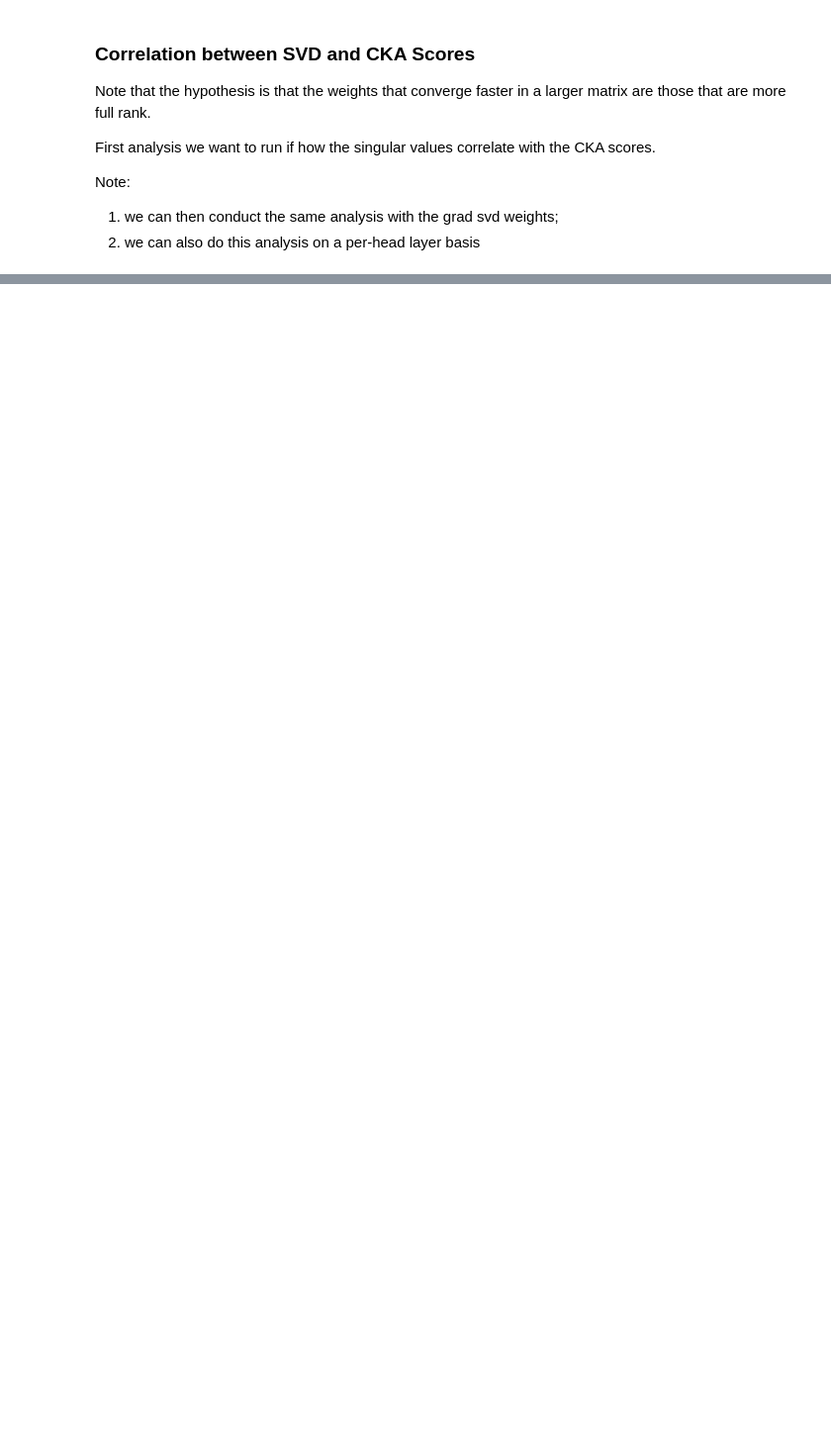
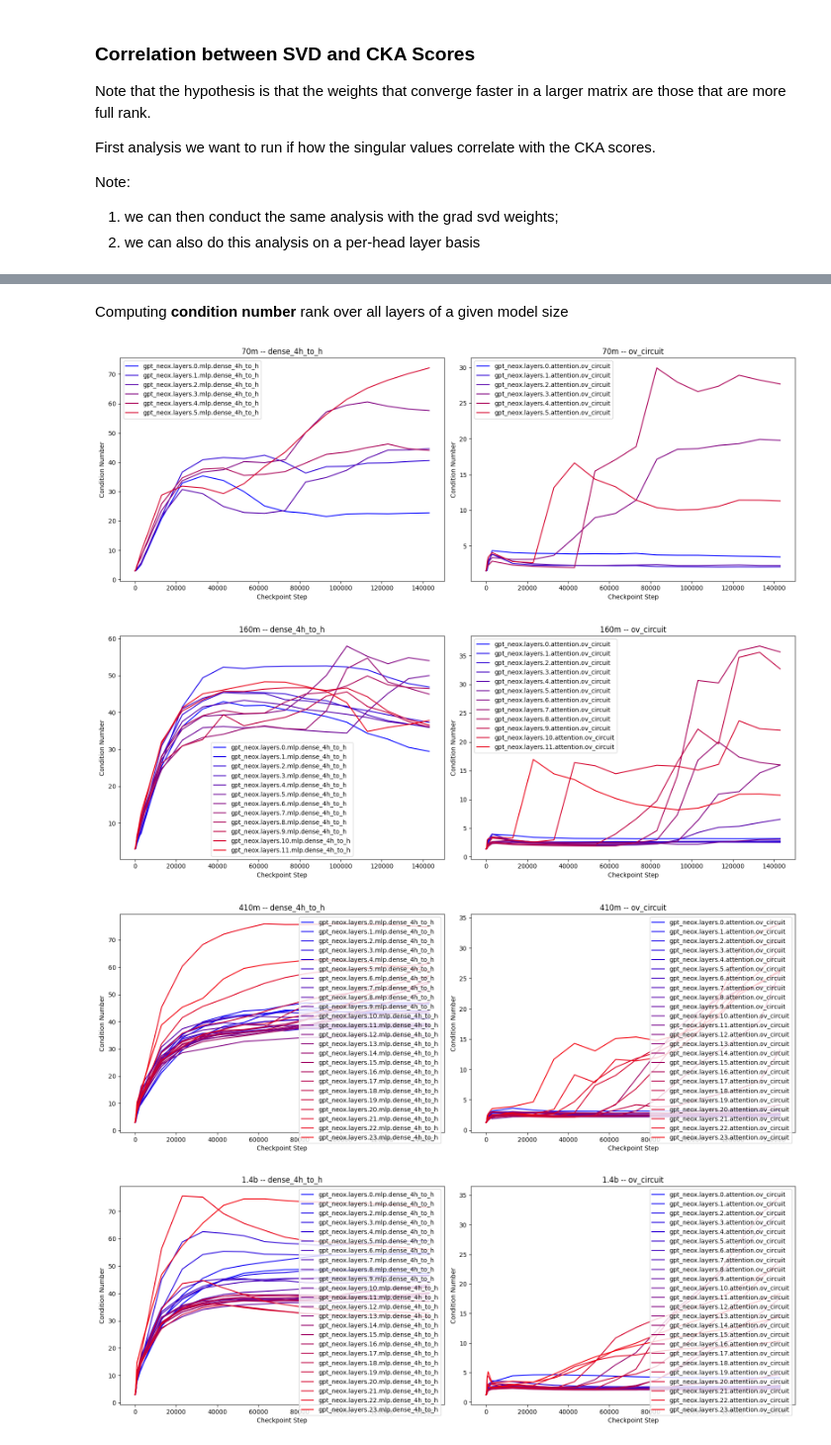
Before and after one commit to biancaganescu/pretraining-playground, a Jupyter notebook: notebooks/analysis__svd.ipynb, the cells around one changed output, grey strips where cells are left out. Shown at 99% size. Saved outputs shown, nothing was run; the diff lists cells and outputs as text; code cells hidden in the pictures; blank space fills up the shorter version.

```diff
--- a/notebooks/analysis__svd.ipynb
+++ b/notebooks/analysis__svd.ipynb
@@ -86,0 +185,38 @@ plt.legend()
+# %% [markdown]
+Computing **condition number** rank over all layers of a given model size
+# %%
+CIRCUIT_NAMES = ["dense_4h_to_h", "ov_circuit"]
+
+for model_size_idx, model_size in enumerate(MODEL_SIZES):
+    fix, axs = plt.subplots(1, 2, figsize=(16,6))
+    model_config = AutoConfig.from_pretrained(f"EleutherAI/pythia-{model_size}-deduped")
+
+    for circuit_idx, circuit_name in enumerate(CIRCUIT_NAMES):
+
+        axs[circuit_idx].set_title(f"{model_size} -- {circuit_name}")
+
+        with open(f'/home/rd654/pretraining-playground/computed_statistics/{model_size}/weight_svd_per_layer.pkl', 'rb') as f:
+            _svd_weights = pickle.load(f)
+            sing_values_weights = sort_and_filter_metrics(_svd_weights, circuit_name, remove_heads=True)
+
+        for layer_idx, (layer_name, layer_singular_values) in enumerate(sing_values_weights.items()):
+
+            matrix_rank = model_config.hidden_size if "dense" in circuit_name else model_config.hidden_size // model_config.num_attention_heads
+
+            condition_numbers = [compute_condition_number(layer_checkpoint_singular_values, matrix_rank=matrix_rank) for layer_checkpoint_singular_values in layer_singular_values]
+
+            color = (layer_idx / len(sing_values_weights.keys()), 0, 1 - layer_idx / len(sing_values_weights.keys()))
+
+            axs[circuit_idx].plot(CHECKPOINT_STEPS, condition_numbers, label=layer_name, color=color)
+
+        axs[circuit_idx].legend()
+        axs[circuit_idx].set_xlabel("Checkpoint Step")
+        axs[circuit_idx].set_ylabel("Condition Number")
+
+    plt.tight_layout()
+    plt.show()
+# %% [output]
+[figure, added]
+[figure, added]
+[figure, added]
+[figure, added]
```
Also changed, not shown: parts of 17 cells of this notebook.
